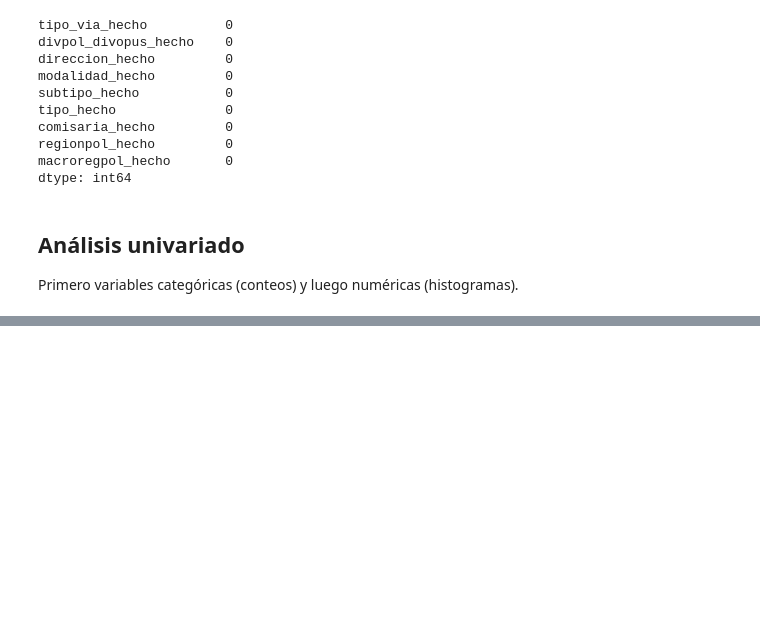
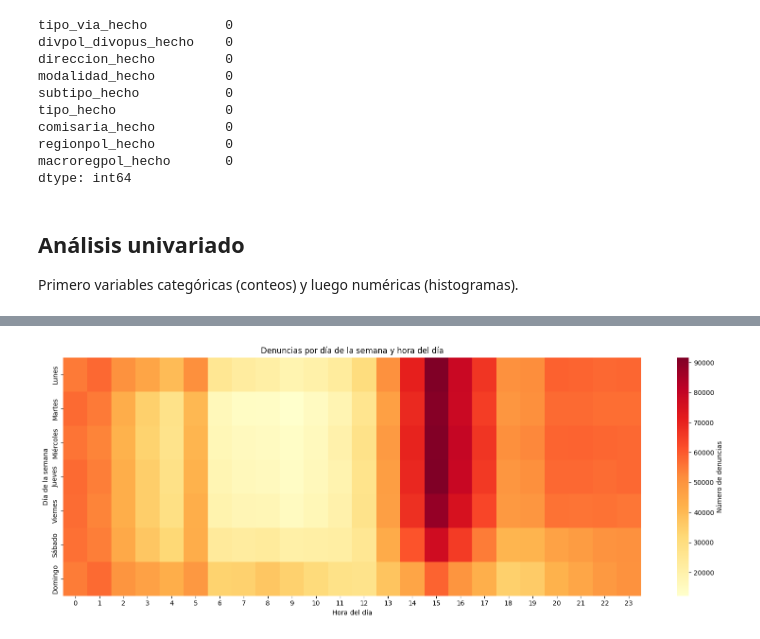
Before and after one commit to Salvador0302/Analitica-de-Datos-PC1, a Jupyter notebook: notebooks/EDA.ipynb, the cells around one changed output, grey strips where cells are left out. Cells and saved outputs as stored; diff of their text form; code cells hidden in the pictures; blank space fills up the shorter version.

```diff
--- a/notebooks/EDA.ipynb
+++ b/notebooks/EDA.ipynb
@@ -263,0 +297,49 @@ NameError: name 'plt' is not defined
+# %%
+# Heatmap de denuncias por día de la semana y hora (a partir de la columna de fecha-hora)
+import pandas as pd
+import numpy as np
+import matplotlib.pyplot as plt
+import seaborn as sns
+
+# Detectar la columna de fecha-hora
+col_dt = 'fecha_hora_hecho' if 'fecha_hora_hecho' in df.columns else ('Datetime' if 'Datetime' in df.columns else None)
+if col_dt is None:
+    raise KeyError("No se encontró una columna de fecha-hora ('fecha_hora_hecho' o 'Datetime') en el DataFrame.")
+
+# Asegurar tipo datetime
+if not np.issubdtype(df[col_dt].dtype, np.datetime64):
+    df[col_dt] = pd.to_datetime(df[col_dt], errors='coerce')
+
+# Preparar datos: día de la semana (0=Lunes .. 6=Domingo) y hora [0..23]
+aux = df[[col_dt]].dropna().copy()
+aux['weekday'] = aux[col_dt].dt.weekday  # 0=Lunes
+aux['hour'] = aux[col_dt].dt.hour
+
+# Orden y etiquetas en español
+weekday_order = [0,1,2,3,4,5,6]
+weekday_labels = {
+    0: 'Lunes', 1: 'Martes', 2: 'Miércoles', 3: 'Jueves', 4: 'Viernes', 5: 'Sábado', 6: 'Domingo'
+}
+aux['weekday_name'] = aux['weekday'].map(weekday_labels)
+
+# Garantizar columnas de 0..23 aunque falten horas
+hours = list(range(24))
+
+# Tabla de conteos
+pt = (
+    aux.pivot_table(index='weekday', columns='hour', values=col_dt, aggfunc='count', fill_value=0)
+      .reindex(index=weekday_order, fill_value=0)
+      .reindex(columns=hours, fill_value=0)
+)
+pt.index = [weekday_labels[i] for i in pt.index]
+
+# Graficar heatmap
+plt.figure(figsize=(16, 6))
+sns.heatmap(pt, cmap='YlOrRd', cbar_kws={'label': 'Número de denuncias'})
+plt.title('Denuncias por día de la semana y hora del día')
+plt.xlabel('Hora del día')
+plt.ylabel('Día de la semana')
+plt.tight_layout()
+plt.show()
+# %% [output]
+[figure, added]
```
Also changed, not shown: parts of 6 cells of this notebook, 2 other files.
